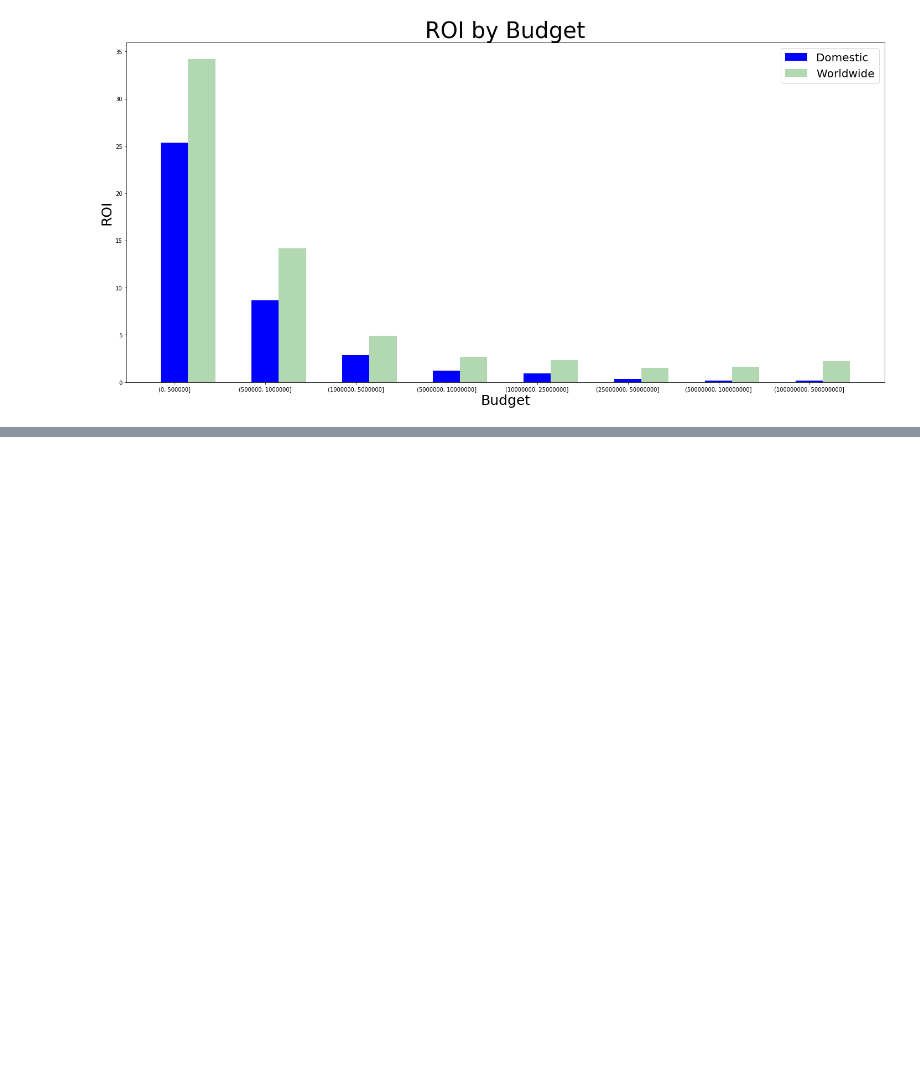
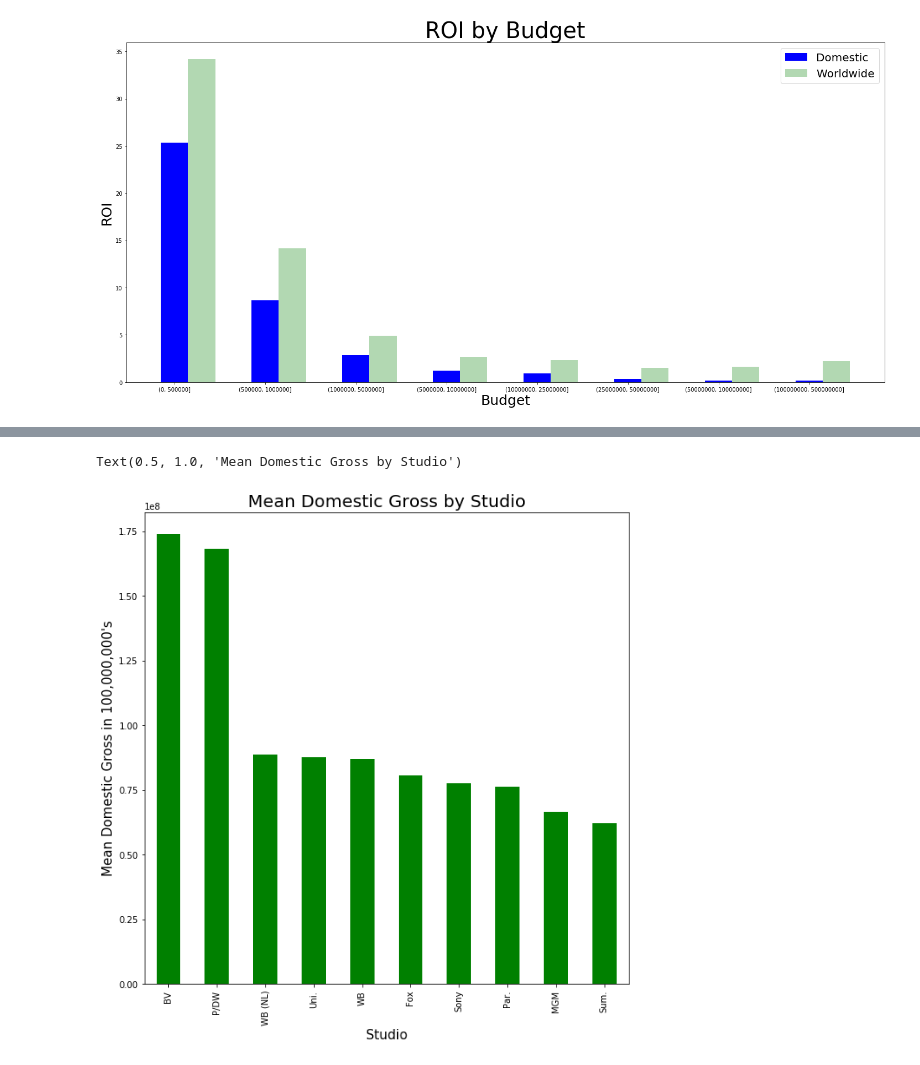
Before and after one commit to BenGeissel/Module_1_Project, a Jupyter notebook: zippedData/Mod1Project_temp.ipynb, the cells around one changed output, grey strips where cells are left out. Cells and saved outputs as stored; diff of their text form; code cells hidden in the pictures; blank space fills up the shorter version.

```diff
--- a/zippedData/Mod1Project_temp.ipynb
+++ b/zippedData/Mod1Project_temp.ipynb
@@ -316,0 +339,10 @@ plt.show()
+# %%
+bom_df = bom_df[bom_df.domestic_gross != 0]
+bom_df.foreign_gross.fillna(value = 0, inplace = True)
+bom_df.foreign_gross = bom_df.foreign_gross.astype('str')
+bom_df.foreign_gross = bom_df.foreign_gross.apply(lambda x: x.replace(',', ''))
+bom_df.foreign_gross = bom_df.foreign_gross.astype('float64')
+# %%
+bom_df.dropna(inplace = True)
+# %%
+bom_studio_grouped_df = bom_df.groupby(by = 'studio', axis = 0).mean()
@@ -316,0 +366,11 @@ plt.show()
+# %%
+bom_studio_grouped_topten_df = bom_studio_grouped_df.sort_values('domestic_gross', ascending = False)[:10]['domestic_gross']
+# %%
+fig = plt.figure(figsize = (10,10))
+bom_studio_grouped_topten_df.plot(kind = 'bar', color = 'green')
+plt.xlabel('Studio', fontsize = 15)
+plt.ylabel("Mean Domestic Gross in 100,000,000's", fontsize = 15)
+plt.title('Mean Domestic Gross by Studio', fontsize = 20)
+# %% [output]
+Text(0.5, 1.0, 'Mean Domestic Gross by Studio')
+[figure, added]
```
Also changed, not shown: parts of 3 cells of this notebook.
